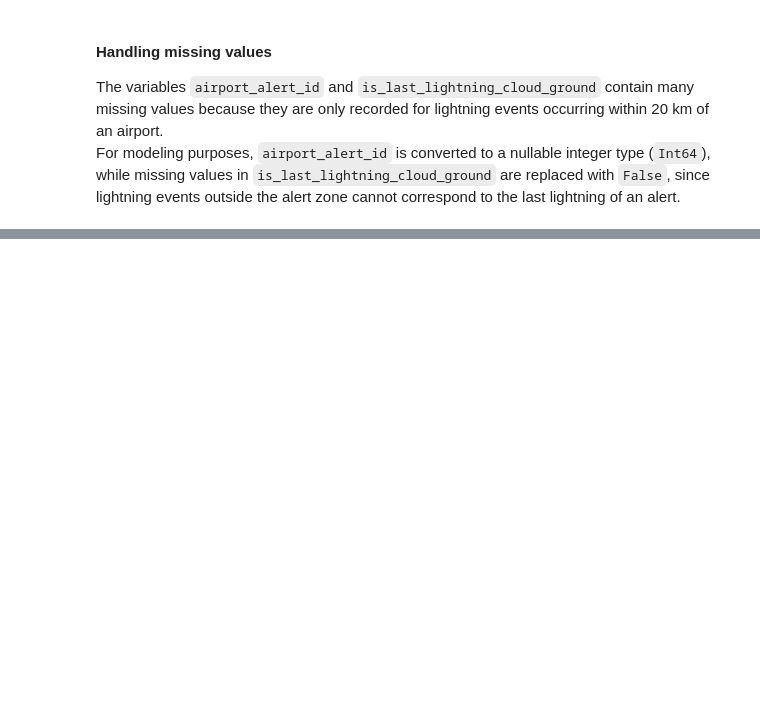
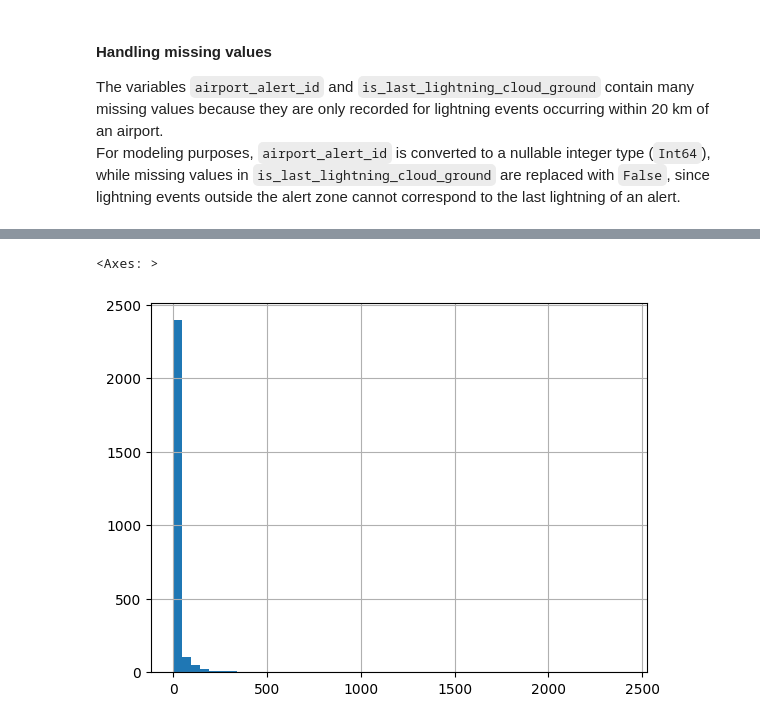
Before and after one commit to Houda-git/Data-Battle, a Jupyter notebook: Analysis_data_airport.ipynb, the cells around one changed output, grey strips where cells are left out. Saved outputs shown, nothing was run; the diff lists cells and outputs as text; code cells hidden in the pictures; blank space fills up the shorter version.

```diff
--- a/Analysis_data_airport.ipynb
+++ b/Analysis_data_airport.ipynb
@@ -226,0 +279,6 @@ df["is_last_lightning_cloud_ground"] = df["is_last_lightning_cloud_ground"].asty
+# %%
+alerts["n_lightnings"].describe()
+alerts["n_lightnings"].hist(bins=50)
+# %% [output]
+<Axes: >
+[figure, added]
```
Also changed, not shown: parts of 11 cells of this notebook, 1 other file.
